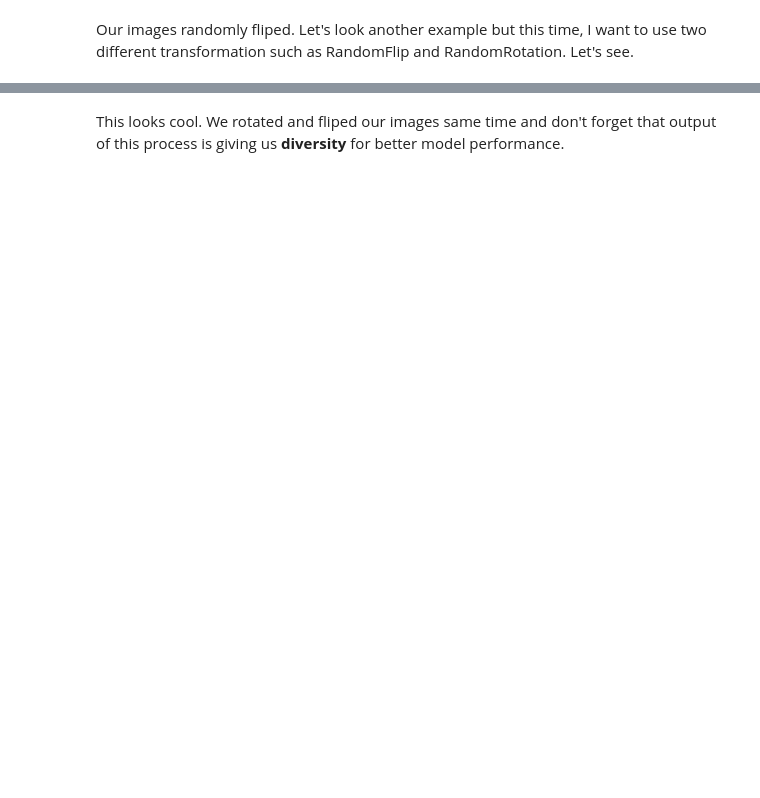
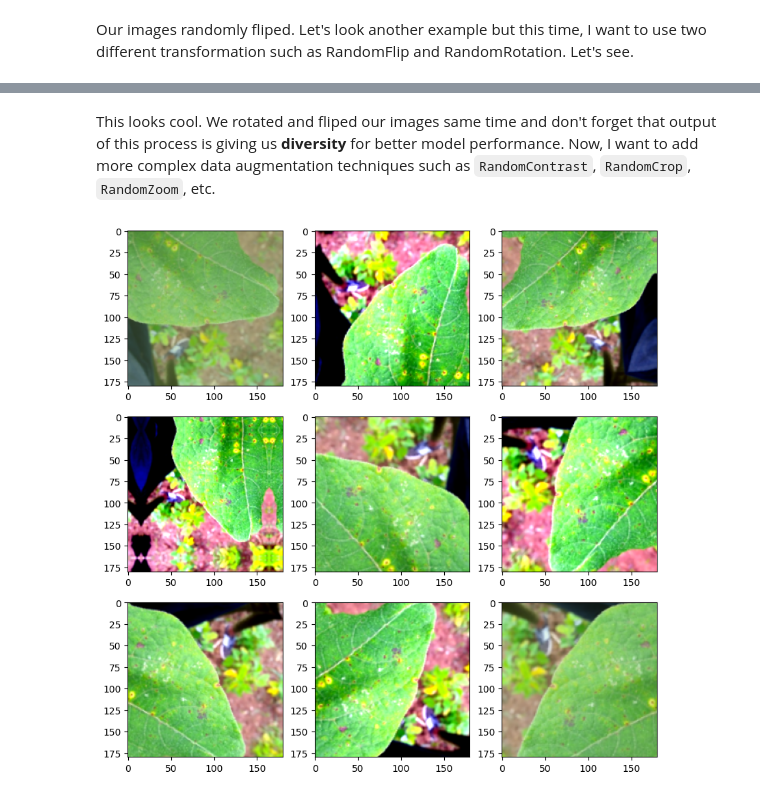
Before and after one commit to SedatParlak/tensorflow, a Jupyter notebook: 03_tensorflow_data_augmentation.ipynb, the cells around one changed output, grey strips where cells are left out. Cells and saved outputs as stored; diff of their text form; code cells hidden in the pictures; blank space fills up the shorter version.

Commit message:
data augmentation

```diff
--- a/03_tensorflow_data_augmentation.ipynb
+++ b/03_tensorflow_data_augmentation.ipynb
@@ -160,2 +167,20 @@ for i in range(4):
 # %% [markdown]
-This looks cool. We rotated and fliped our images same time and don't forget that output of this process is giving us **diversity** for better model performance.
+This looks cool. We rotated and fliped our images same time and don't forget that output of this process is giving us **diversity** for better model performance. Now, I want to add more complex data augmentation techniques such as `RandomContrast`, `RandomCrop`, `RandomZoom`, etc.
+# %%
+# Let's mix many data augmentation technique
+data_augmentation = tf.keras.Sequential([
+    tf.keras.layers.RandomFlip('horizontal_and_vertical'),
+    tf.keras.layers.RandomRotation(0.2),
+    tf.keras.layers.RandomContrast(factor=(0.5, 1.5)), # Change the contrast randomly between 0.5 and 1.5
+    tf.keras.layers.RandomCrop(180, 180), # height and width 180x180
+    tf.keras.layers.RandomZoom(0.3)
+])
+
+# Use it onto our images and plot
+plt.figure(figsize=(10, 10))
+for i in range(9):
+  plt.subplot(3, 3, i+1)
+  augmented_image = data_augmentation(new_image)
+  plt.imshow(tf.clip_by_value(augmented_image, 0.0, 1.0))
+# %% [output]
+[figure, added]
```
Also changed, not shown: parts of 5 cells of this notebook.
